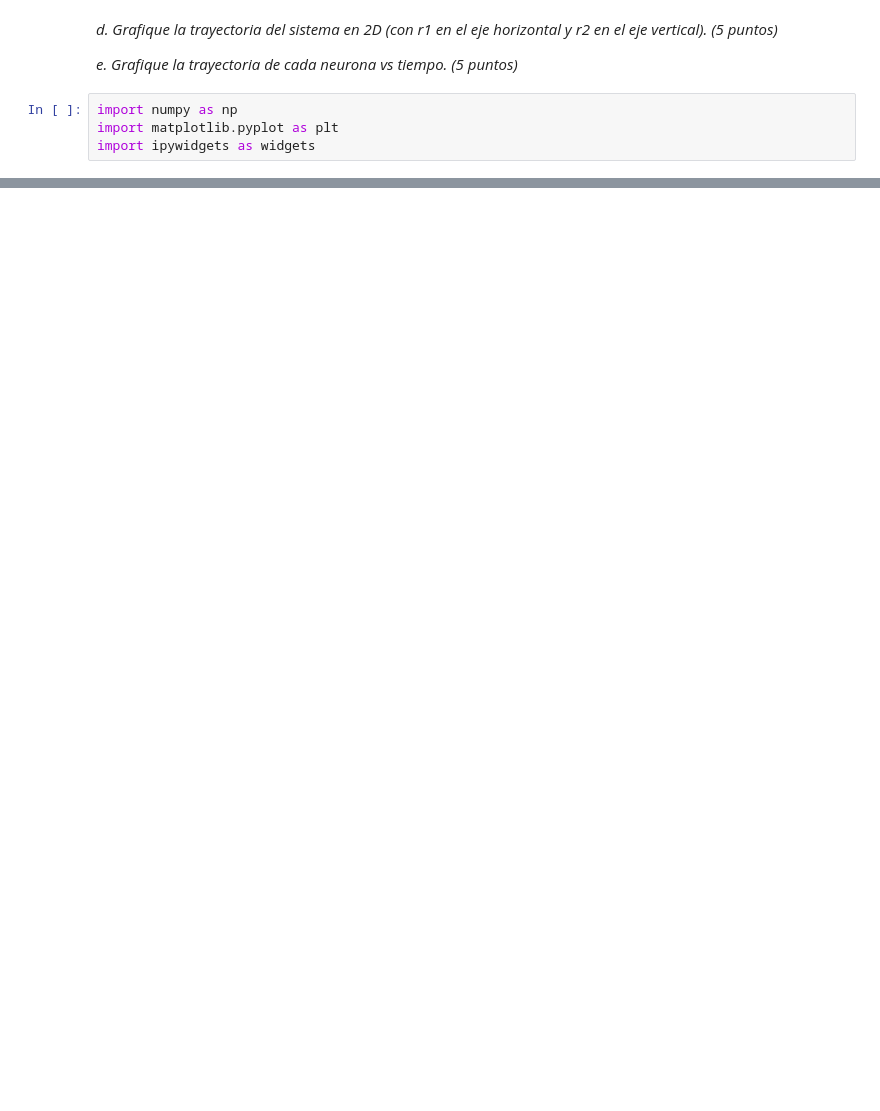
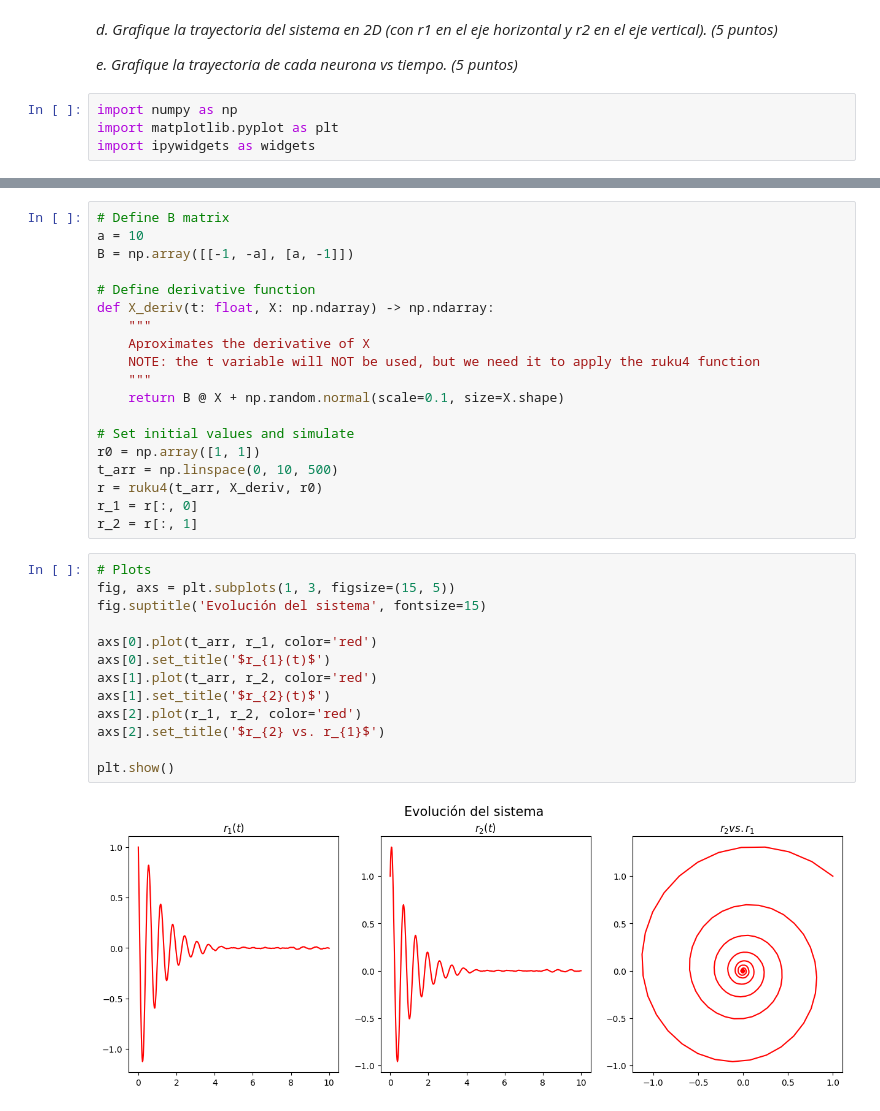
Before and after one commit to gonzagrau/Neuro-16-82, a Jupyter notebook: Sistemas dinamicos/TP3_GONZALO_GRAU.ipynb, the cells around one changed output, grey strips where cells are left out. Drawn from its saved outputs; the diff is of its cells as text; blank space fills up the shorter version.

```diff
--- a/Sistemas dinamicos/TP3_GONZALO_GRAU.ipynb
+++ b/Sistemas dinamicos/TP3_GONZALO_GRAU.ipynb
@@ -184,0 +225,34 @@ interactive(children=(FloatSlider(value=1.0, description='a', max=10.0, min=-10.
+# %%
+# Define B matrix
+a = 10
+B = np.array([[-1, -a], [a, -1]])
+
+# Define derivative function
+def X_deriv(t: float, X: np.ndarray) -> np.ndarray:
+    """
+    Aproximates the derivative of X
+    NOTE: the t variable will NOT be used, but we need it to apply the ruku4 function
+    """
+    return B @ X + np.random.normal(scale=0.1, size=X.shape)
+
+# Set initial values and simulate
+r0 = np.array([1, 1])
+t_arr = np.linspace(0, 10, 500)
+r = ruku4(t_arr, X_deriv, r0)
+r_1 = r[:, 0]
+r_2 = r[:, 1]
+# %%
+# Plots
+fig, axs = plt.subplots(1, 3, figsize=(15, 5))
+fig.suptitle('Evolución del sistema', fontsize=15)
+
+axs[0].plot(t_arr, r_1, color='red')
+axs[0].set_title('$r_{1}(t)$')
+axs[1].plot(t_arr, r_2, color='red')
+axs[1].set_title('$r_{2}(t)$')
+axs[2].plot(r_1, r_2, color='red')
+axs[2].set_title('$r_{2} vs. r_{1}$')
+
+plt.show()
+# %% [output]
+[figure, added]
```
Also changed, not shown: parts of 6 cells of this notebook.
